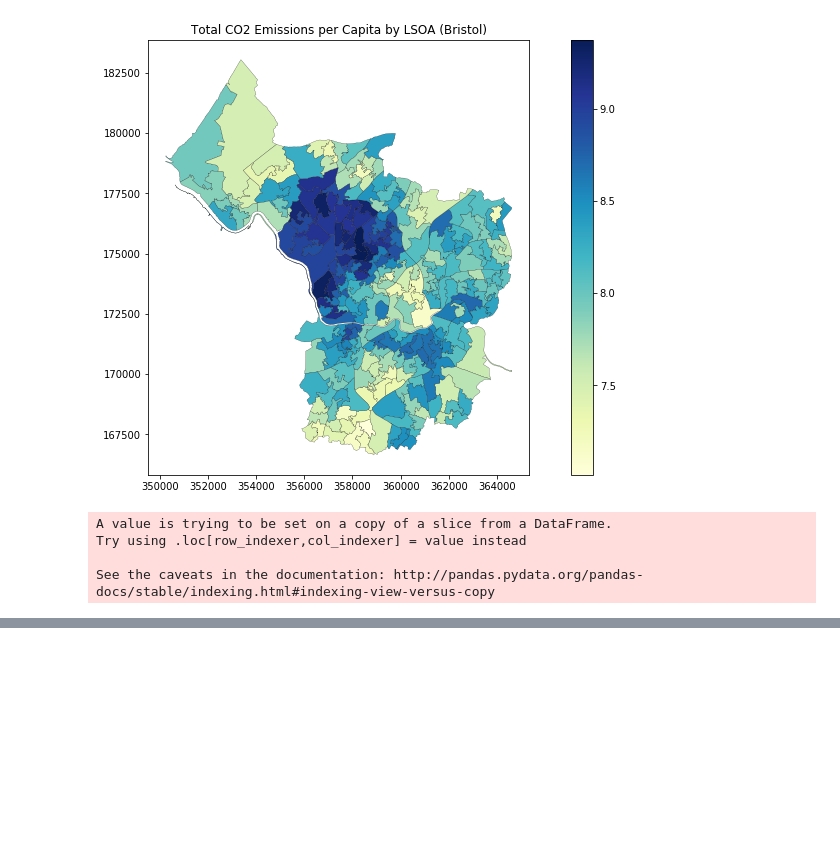
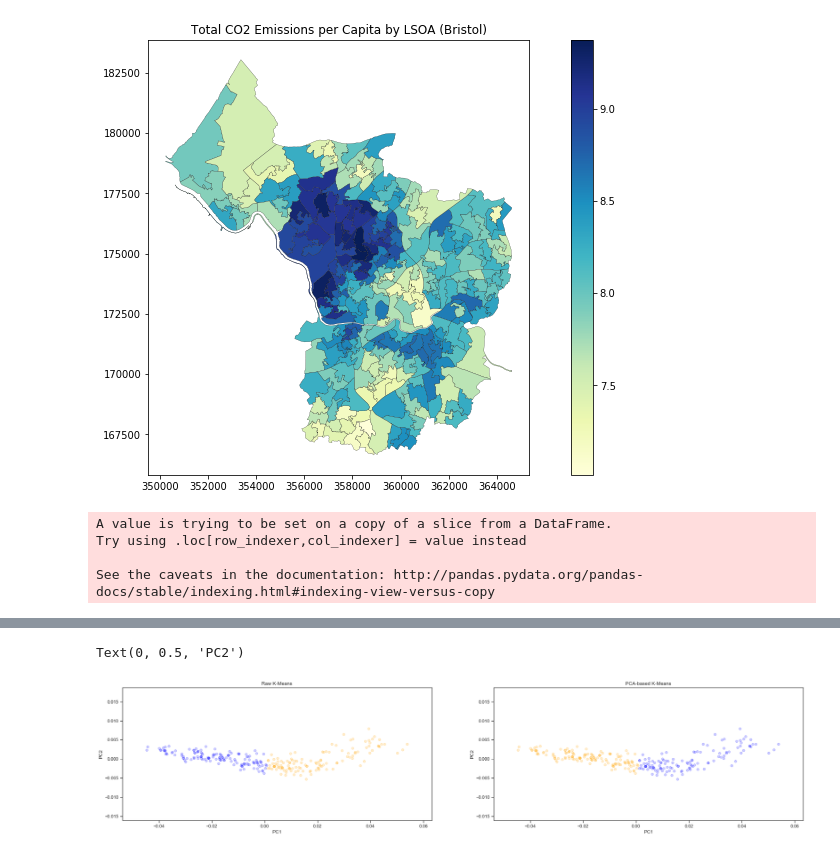
Before and after one commit to lena-kilian/GEOG5000M, a Jupyter notebook: Data_Exploration.ipynb, the cells around one changed output, grey strips where cells are left out. Drawn from its saved outputs; the diff is of its cells as text; code cells hidden in the pictures; blank space fills up the shorter version.

```diff
--- a/Data_Exploration.ipynb
+++ b/Data_Exploration.ipynb
@@ -59,0 +118,8 @@ plt.savefig('food_co2.png')
+# %%
+km2 = cluster.KMeans(n_clusters=2)
+
+np.random.seed(1234) # seed to ensure that analysis can be replicated
+k2cls = km2.fit(data_food.iloc[:,-6:])
+
+# an array with the clusters assigned to each datapoint
+k2cls.labels_
@@ -59,0 +139,36 @@ plt.savefig('food_co2.png')
+# %%
+# Perform PCA using 2 components
+pca = PCA(n_components = 2).fit_transform(data_food.iloc[:,-6:])
+
+# perform k-means on pca (using 2 clusters)
+k_pca = cluster.KMeans(n_clusters=2).fit(pca)
+# %%
+colour_map = {
+    1 : 'blue',
+    0 : 'orange',
+}
+
+# Create an array of colours based on the target column
+pca_colours = [colour_map[c] for c in k_pca.labels_]
+raw_colours = [colour_map[c] for c in k2cls.labels_]
+# %%
+k_pca = cluster.KMeans(n_clusters=2).fit(pca)
+
+f, axs = plt.subplots(1, 2, figsize=(30, 6))
+
+axs[0].scatter(pca[:, 0], pca[:, 1],
+               c=raw_colours,
+               alpha=0.2);
+axs[0].set_title('Raw K-Means')
+axs[0].set_xlabel('PC1')
+axs[0].set_ylabel('PC2')
+
+axs[1].scatter(pca[:, 0], pca[:, 1],
+               c=pca_colours,
+               alpha=0.2);
+axs[1].set_title('PCA-based K-Means')
+axs[1].set_xlabel('PC1')
+axs[1].set_ylabel('PC2')
+# %% [output]
+Text(0, 0.5, 'PC2')
+[figure, added]
```
Also changed, not shown: parts of 16 cells of this notebook, 1 other file.
